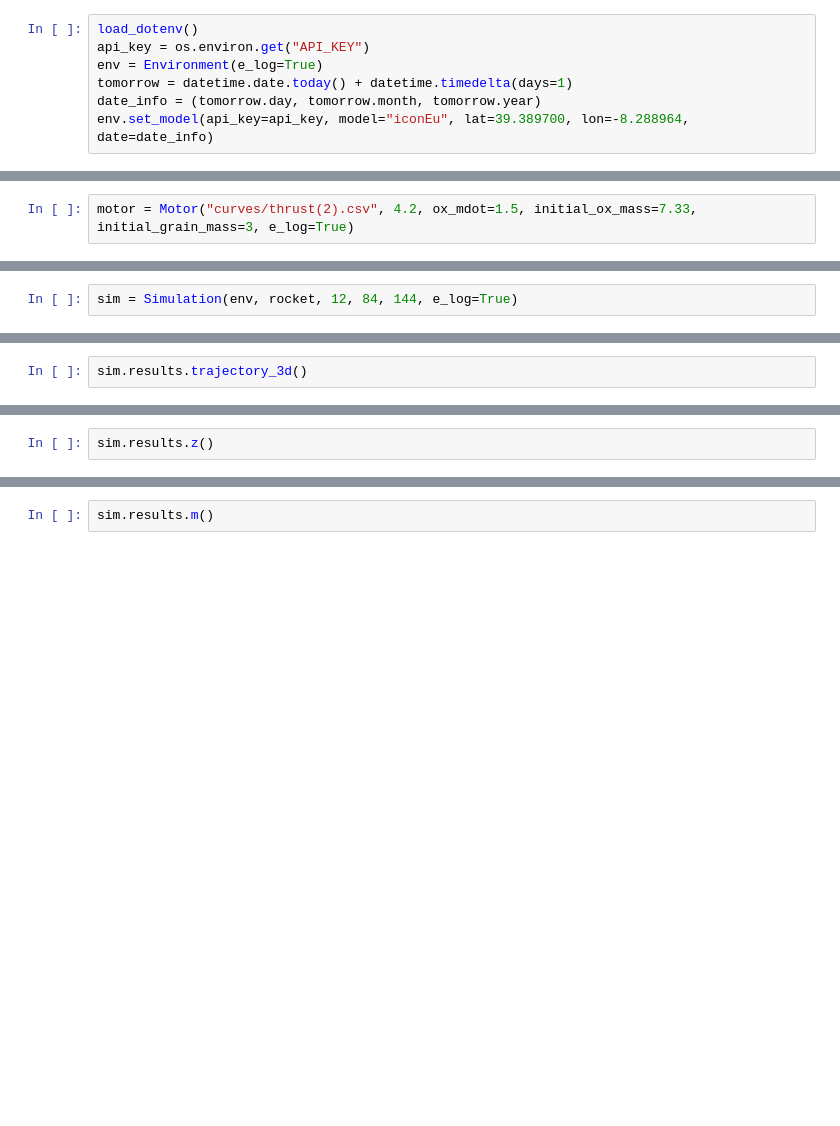
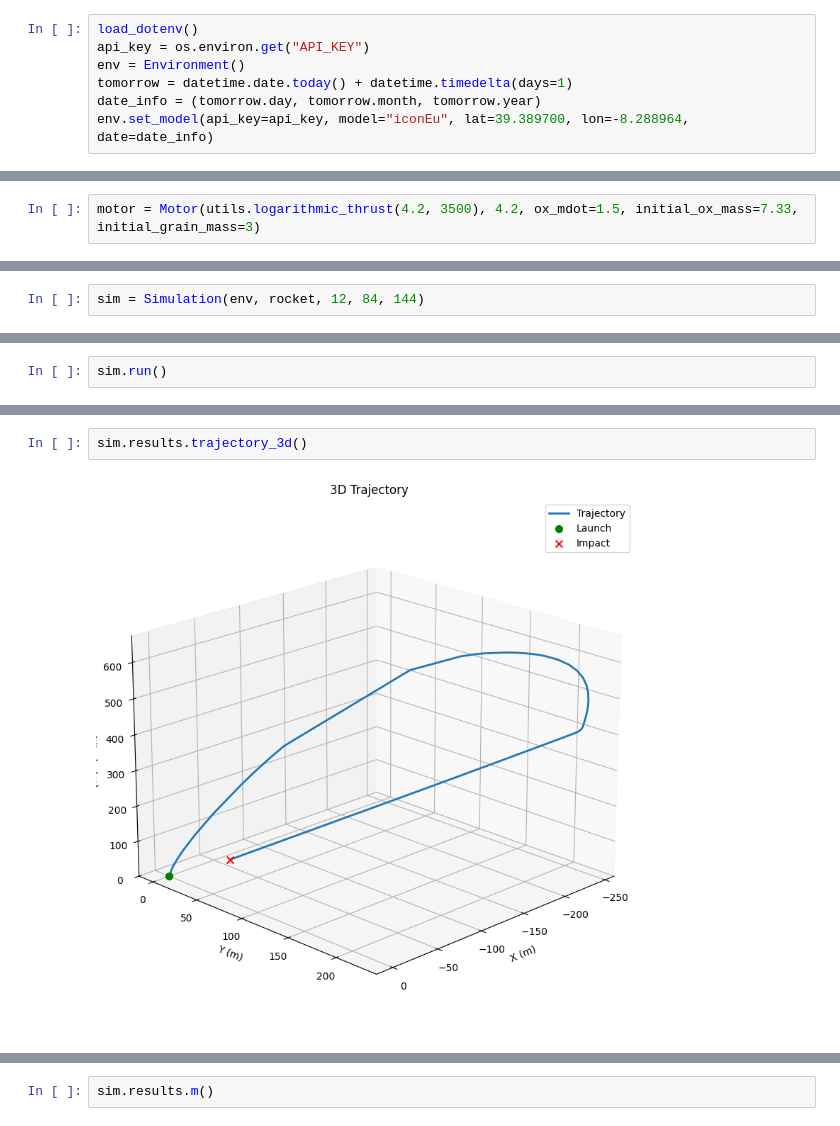
Before and after one commit to egujito/flight-forge, a Jupyter notebook: example.ipynb, the cells around one changed output, grey strips where cells are left out. Drawn from its saved outputs; the diff is of its cells as text; blank space fills up the shorter version.

```diff
--- a/example.ipynb
+++ b/example.ipynb
@@ -6,7 +6,7 @@ import datetime
 # %%
 load_dotenv()
 api_key = os.environ.get("API_KEY")
-env = Environment(e_log=True)
+env = Environment()
 tomorrow = datetime.date.today() + datetime.timedelta(days=1)
 date_info = (tomorrow.day, tomorrow.month, tomorrow.year)
 env.set_model(api_key=api_key, model="iconEu", lat=39.389700, lon=-8.288964, date=date_info)
@@ -13,2 +19,2 @@ env.set_model(api_key=api_key, model="iconEu", lat=39.389700, lon=-8.288964, dat
 # %%
-motor = Motor("curves/thrust(2).csv", 4.2, ox_mdot=1.5, initial_ox_mass=7.33, initial_grain_mass=3, e_log=True)
+motor = Motor(utils.logarithmic_thrust(4.2, 3500), 4.2, ox_mdot=1.5, initial_ox_mass=7.33, initial_grain_mass=3)
@@ -20,2 +41,2 @@ rocket.add_motor(motor)
 # %%
-sim = Simulation(env, rocket, 12, 84, 144, e_log=True)
+sim = Simulation(env, rocket, 12, 84, 144)
@@ -40,2 +43,2 @@ Mass: 40.99 kg
 # %%
-sim.results.trajectory_3d()
+sim.run()
@@ -42,3 +64,5 @@ sim.results.trajectory_3d()
 # %%
-sim.results.z()
+sim.results.trajectory_3d()
+# %% [output]
+[figure, added]
 # %%
```
Also changed, not shown: parts of 9 cells of this notebook, 2 other files.
